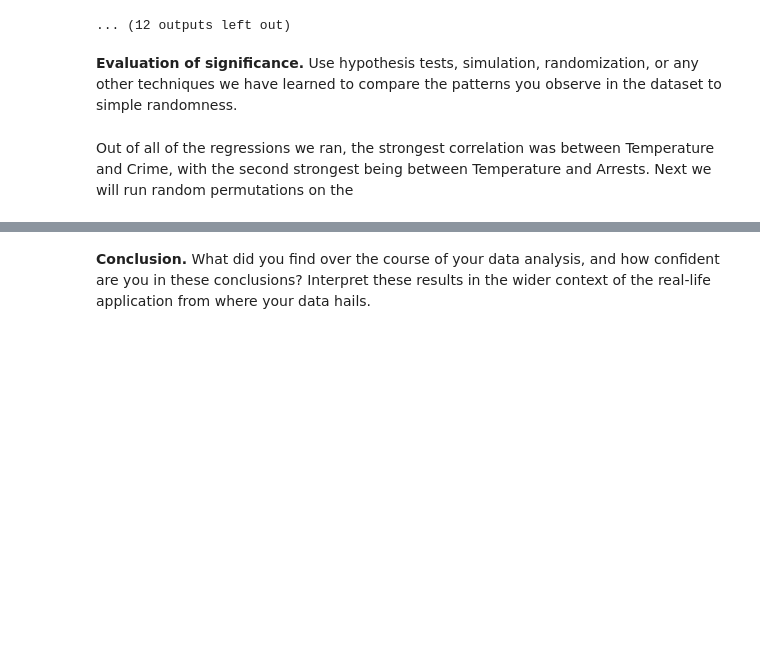
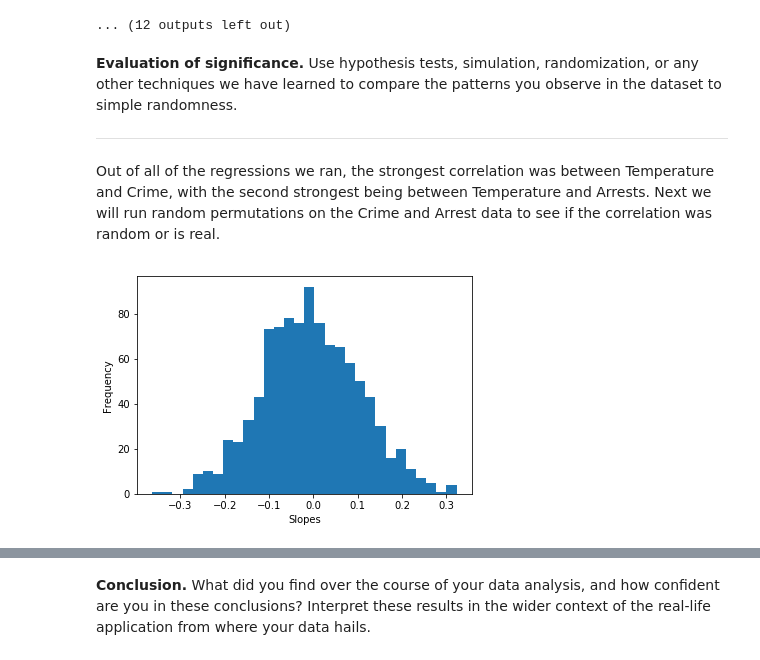
Before and after one commit to ajd2000/info-2950-final-project, a Jupyter notebook: final_report.ipynb, the cells around one changed output, grey strips where cells are left out. Cells and saved outputs as stored; diff of their text form; code cells hidden in the pictures; blank space fills up the shorter version.

```diff
--- a/final_report.ipynb
+++ b/final_report.ipynb
@@ -72,5 +72,23 @@ R^2 Value: 0.0070
 ... (12 outputs left out)
 # %% [markdown]
 **Evaluation of significance.** Use hypothesis tests, simulation, randomization, or any other techniques we have learned to compare the patterns you observe in the dataset to simple randomness.
+
+-------------------------------------------------------------------------------------------------------------------------
 # %% [markdown]
-Out of all of the regressions we ran, the strongest correlation was between Temperature and Crime, with the second strongest being between Temperature and Arrests. Next we will run random permutations on the
+Out of all of the regressions we ran, the strongest correlation was between Temperature and Crime, with the second strongest being between Temperature and Arrests. Next we will run random permutations on the Crime and Arrest data to see if the correlation was random or is real.
+# %%
+def permuted_y(y):
+    return np.random.permutation(crime_weather[y].copy())
+# %%
+permuted_slopes = np.zeros(1000)
+for i in range(1000):
+    fake_crime = permuted_y("CRIMES")
+    perm_cw_model = LinearRegression().fit(crime_weather[['TEMP']], fake_crime)
+    permuted_slopes[i] = perm_cw_model.coef_[0]
+
+plt.hist(permuted_slopes, bins=30)
+plt.xlabel("Slopes")
+plt.ylabel("Frequency")
+plt.show()
+# %% [output]
+[figure, added]
```
Also changed, not shown: parts of 2 cells of this notebook.
